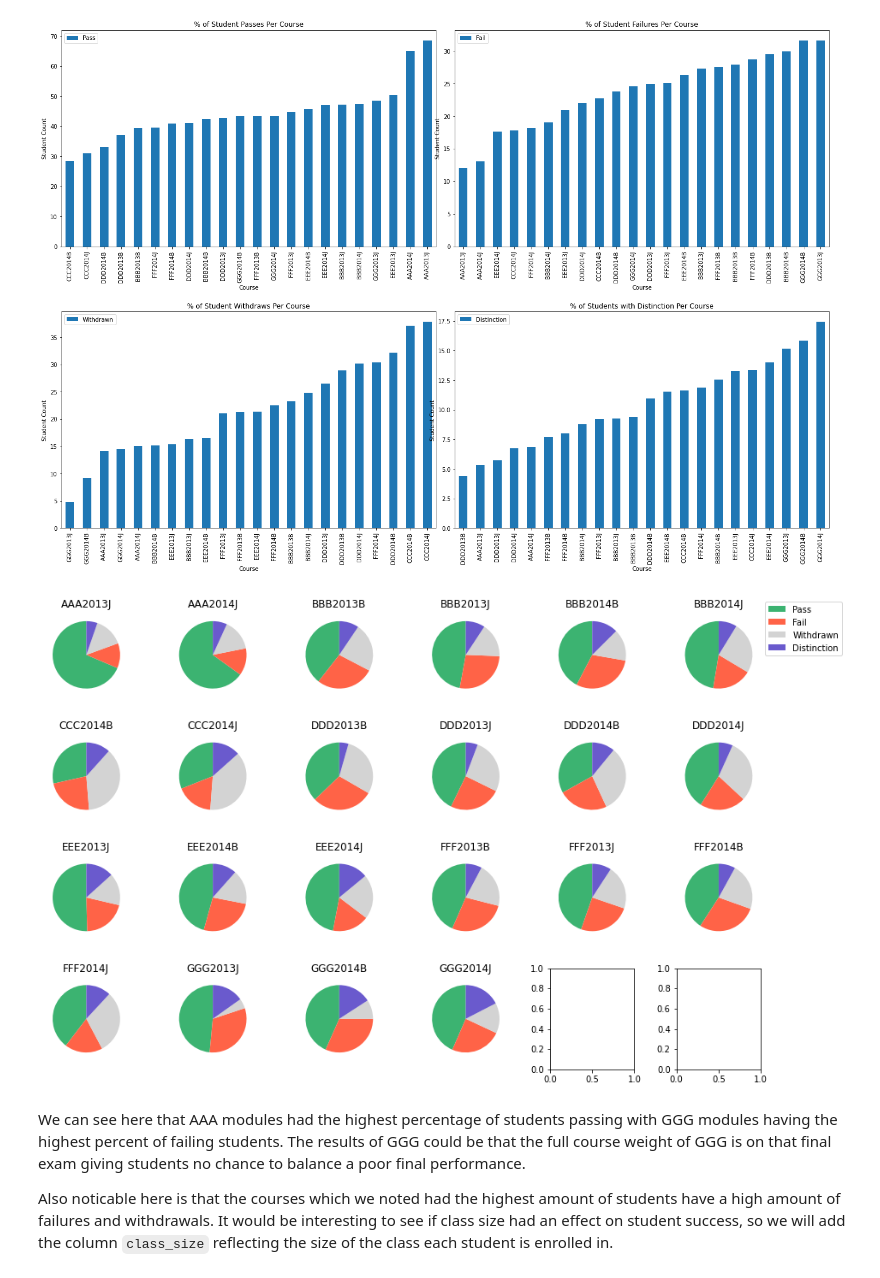
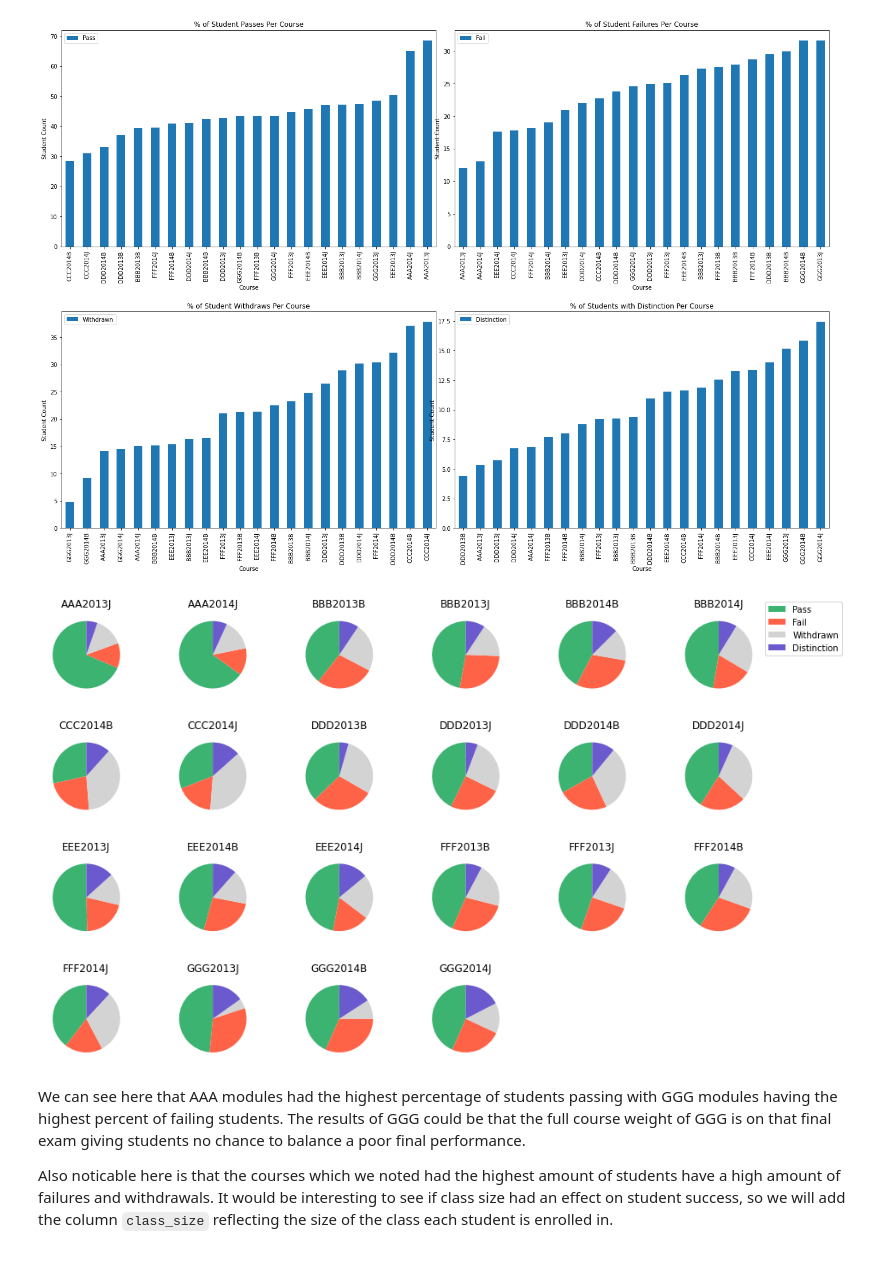
Before and after one commit to freyjagarner/Student-Data-Analysis, a Jupyter notebook: Capstone/Analysis.ipynb, the cells around one changed output. Drawn from its saved outputs; the diff is of its cells as text; code cells hidden in the pictures.

```diff
--- a/Capstone/Analysis.ipynb
+++ b/Capstone/Analysis.ipynb
@@ -97,6 +98,8 @@ for i, (idx, row) in enumerate(stud_age_freq.iterrows()):
     row = row[row.gt(row.sum() * .01)]
     ax.pie(row, labels=row.index, startangle=90, colors=['green', 'gold', 'red'], normalize=True)
     ax.set_title(idx)
+else:
+    [ax.set_visible(False) for ax in axes.flatten()[i+1:]]
 
 fig.subplots_adjust(wspace=.2)
 # %% [output]
@@ -128,6 +131,8 @@ for i, (idx, row) in enumerate(gender_res_freq.iterrows()):
     row = row[row.gt(row.sum() * .01)]
     ax.pie(row, labels=row.index, startangle=30, colors=['lightskyblue', 'pink'], normalize=False)
     ax.set_title(idx)
+else:
+    [ax.set_visible(False) for ax in axes.flatten()[i+1:]]
 
 fig.subplots_adjust(wspace=.2)
 # %% [output]
@@ -224,19 +229,21 @@ modpres_res_freq.sort_values(by='Distinction').plot.bar(rot=90, ax=axes[1][1], x
 # %%
 # multiple pie charts
 result_res_freq = pd.crosstab(stud_info['module_presentation'], values=stud_info['result'], columns=stud_info['result'], aggfunc='count', normalize='index')
 result_res_freq = result_res_freq[['Pass', 'Fail', 'Withdrawn', 'Distinction']]
 fig, axes = plt.subplots(4, 6, figsize=(15, 10))
 
 for i, (idx, row) in enumerate(result_res_freq.iterrows()):
     ax = axes[i // 6, i % 6]
     row = row[row.gt(row.sum() * .01)]
     ax.pie(row, startangle=90, colors=['MediumSeaGreen', 'Tomato', 'LightGray','SlateBlue'],  normalize=True)
     ax.set_title(idx)
+else:
+    [ax.set_visible(False) for ax in axes.flatten()[i+1:]]
 
 ax.legend(labels=results, bbox_to_anchor=(4,5.5), loc='upper left')
 fig.subplots_adjust(wspace=.5)
 # %% [output]
-[figure, old version]
+[figure, new version]
 # %% [markdown]
 We can see here that AAA modules had the highest percentage of students passing with GGG modules having the highest percent of failing students. The results of GGG could be that the full course weight of GGG is on that final exam giving students no chance to balance a poor final performance.
 
```
Also changed, not shown: parts of 33 cells of this notebook.
